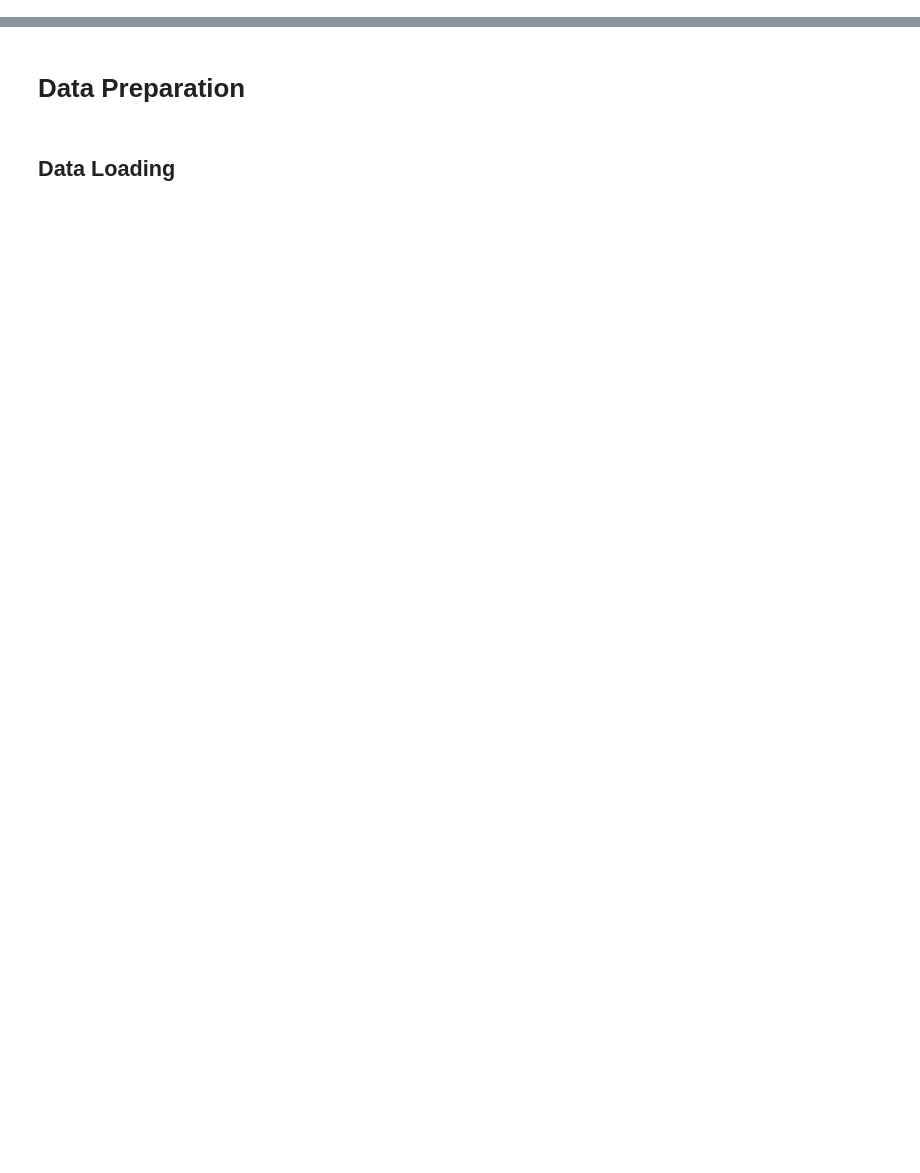
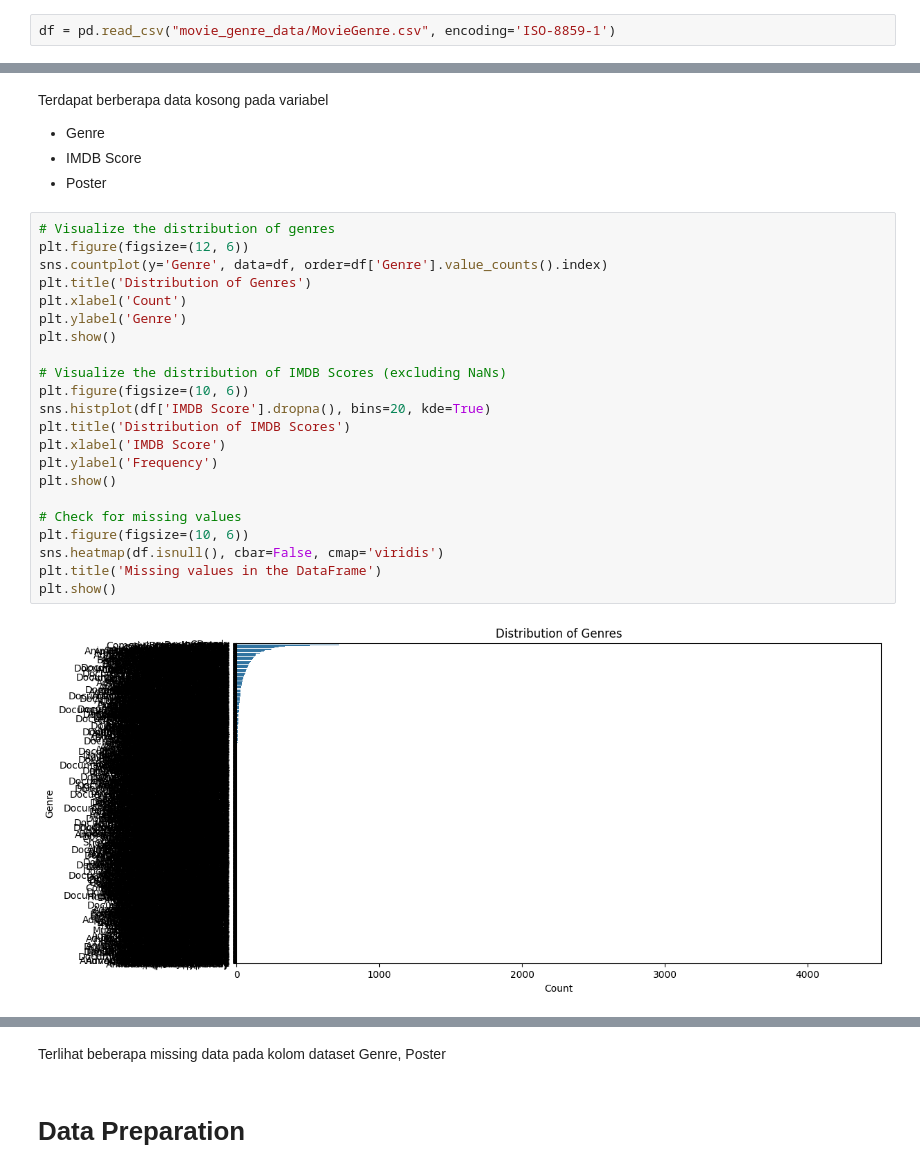
Before and after one commit to GrHav/rekomendasi, a Jupyter notebook: rekomendasi.ipynb, the cells around one changed output, grey strips where cells are left out. Drawn from its saved outputs; the diff is of its cells as text; blank space fills up the shorter version.

```diff
--- a/rekomendasi.ipynb
+++ b/rekomendasi.ipynb
@@ -66,0 +77,2 @@ True
+# %%
+df = pd.read_csv("movie_genre_data/MovieGenre.csv", encoding='ISO-8859-1')
@@ -66,0 +108,29 @@ True
+# %% [markdown]
+Terdapat berberapa data kosong pada variabel
+- Genre
+- IMDB Score
+- Poster
+# %%
+# Visualize the distribution of genres
+plt.figure(figsize=(12, 6))
+sns.countplot(y='Genre', data=df, order=df['Genre'].value_counts().index)
+plt.title('Distribution of Genres')
+plt.xlabel('Count')
+plt.ylabel('Genre')
+plt.show()
+
+# Visualize the distribution of IMDB Scores (excluding NaNs)
+plt.figure(figsize=(10, 6))
+sns.histplot(df['IMDB Score'].dropna(), bins=20, kde=True)
+plt.title('Distribution of IMDB Scores')
+plt.xlabel('IMDB Score')
+plt.ylabel('Frequency')
+plt.show()
+
+# Check for missing values
+plt.figure(figsize=(10, 6))
+sns.heatmap(df.isnull(), cbar=False, cmap='viridis')
+plt.title('Missing values in the DataFrame')
+plt.show()
+# %% [output]
+[figure, added]
@@ -67,4 +139,4 @@ True
+# %% [markdown]
+Terlihat beberapa missing data pada kolom dataset Genre, Poster
 # %% [markdown]
 # Data Preparation
-# %% [markdown]
-## Data Loading
```
Also changed, not shown: parts of 94 cells of this notebook, 1 other file.
